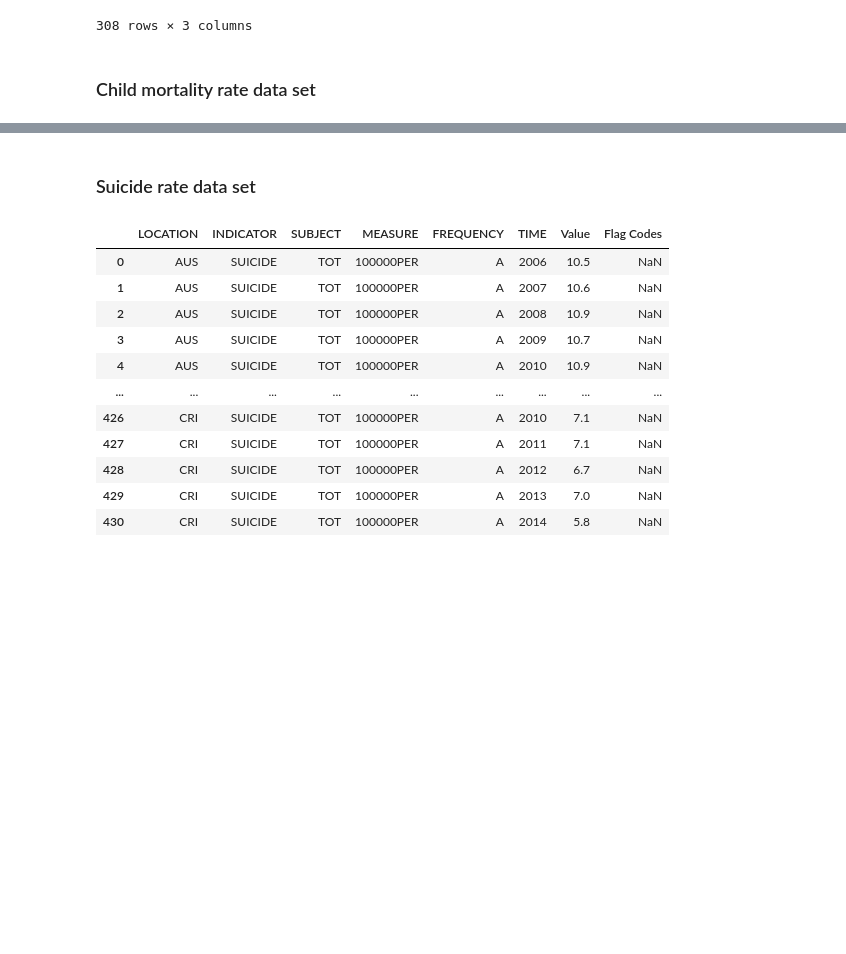
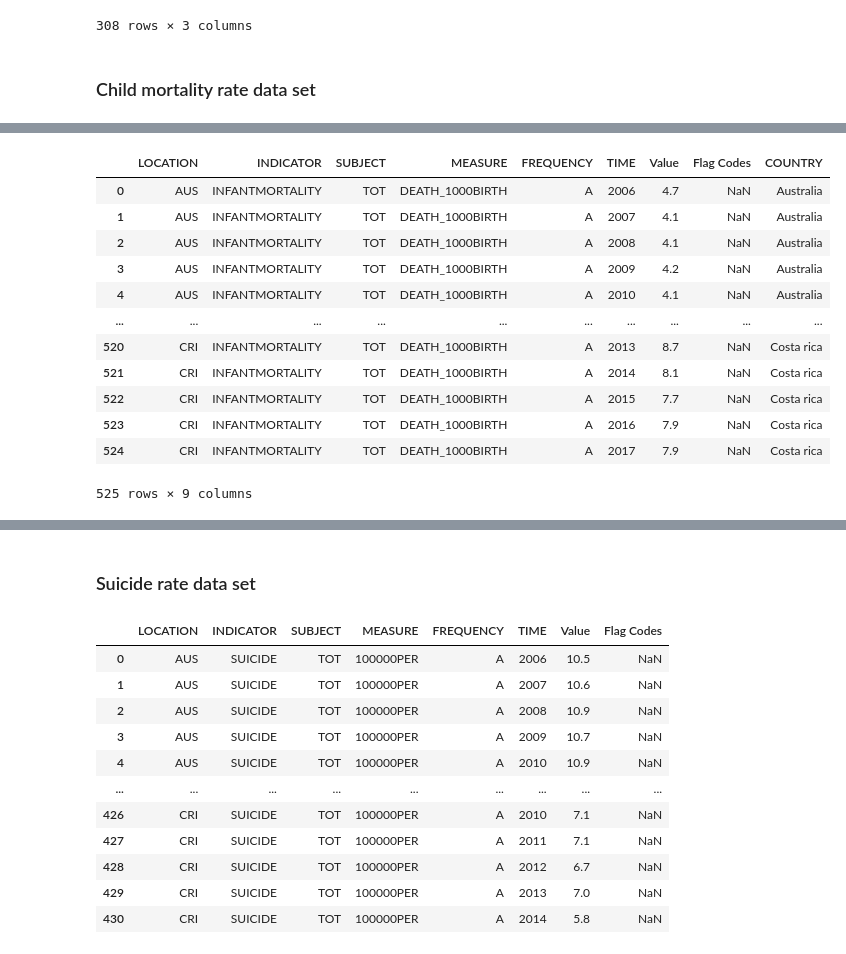
Before and after one commit to hackan98/DMML2019_Team_Nestle, a Jupyter notebook: code/HappinessProjectNestle.ipynb, the cells around one changed output, grey strips where cells are left out. Cells and saved outputs as stored; diff of their text form; code cells hidden in the pictures; blank space fills up the shorter version.

```diff
--- a/code/HappinessProjectNestle.ipynb
+++ b/code/HappinessProjectNestle.ipynb
@@ -389,0 +461,17 @@ df_TauxMortaliteInfantile.head()
+# %%
+df_TauxMortaliteInfantile['COUNTRY'] = df_TauxMortaliteInfantile['LOCATION'].map(country3)
+df_TauxMortaliteInfantile
+# %% [output]
+|  | LOCATION | INDICATOR | SUBJECT | MEASURE | FREQUENCY | TIME | Value | Flag Codes | COUNTRY |
+| 0 | AUS | INFANTMORTALITY | TOT | DEATH_1000BIRTH | A | 2006 | 4.7 | NaN | Australia |
+| 1 | AUS | INFANTMORTALITY | TOT | DEATH_1000BIRTH | A | 2007 | 4.1 | NaN | Australia |
+| 2 | AUS | INFANTMORTALITY | TOT | DEATH_1000BIRTH | A | 2008 | 4.1 | NaN | Australia |
+| 3 | AUS | INFANTMORTALITY | TOT | DEATH_1000BIRTH | A | 2009 | 4.2 | NaN | Australia |
+| 4 | AUS | INFANTMORTALITY | TOT | DEATH_1000BIRTH | A | 2010 | 4.1 | NaN | Australia |
+| ... | ... | ... | ... | ... | ... | ... | ... | ... | ... |
+| 520 | CRI | INFANTMORTALITY | TOT | DEATH_1000BIRTH | A | 2013 | 8.7 | NaN | Costa rica |
+| 521 | CRI | INFANTMORTALITY | TOT | DEATH_1000BIRTH | A | 2014 | 8.1 | NaN | Costa rica |
+| 522 | CRI | INFANTMORTALITY | TOT | DEATH_1000BIRTH | A | 2015 | 7.7 | NaN | Costa rica |
+| 523 | CRI | INFANTMORTALITY | TOT | DEATH_1000BIRTH | A | 2016 | 7.9 | NaN | Costa rica |
+| 524 | CRI | INFANTMORTALITY | TOT | DEATH_1000BIRTH | A | 2017 | 7.9 | NaN | Costa rica |
+525 rows × 9 columns
```
Also changed, not shown: parts of 7 cells of this notebook, 1 other file.
